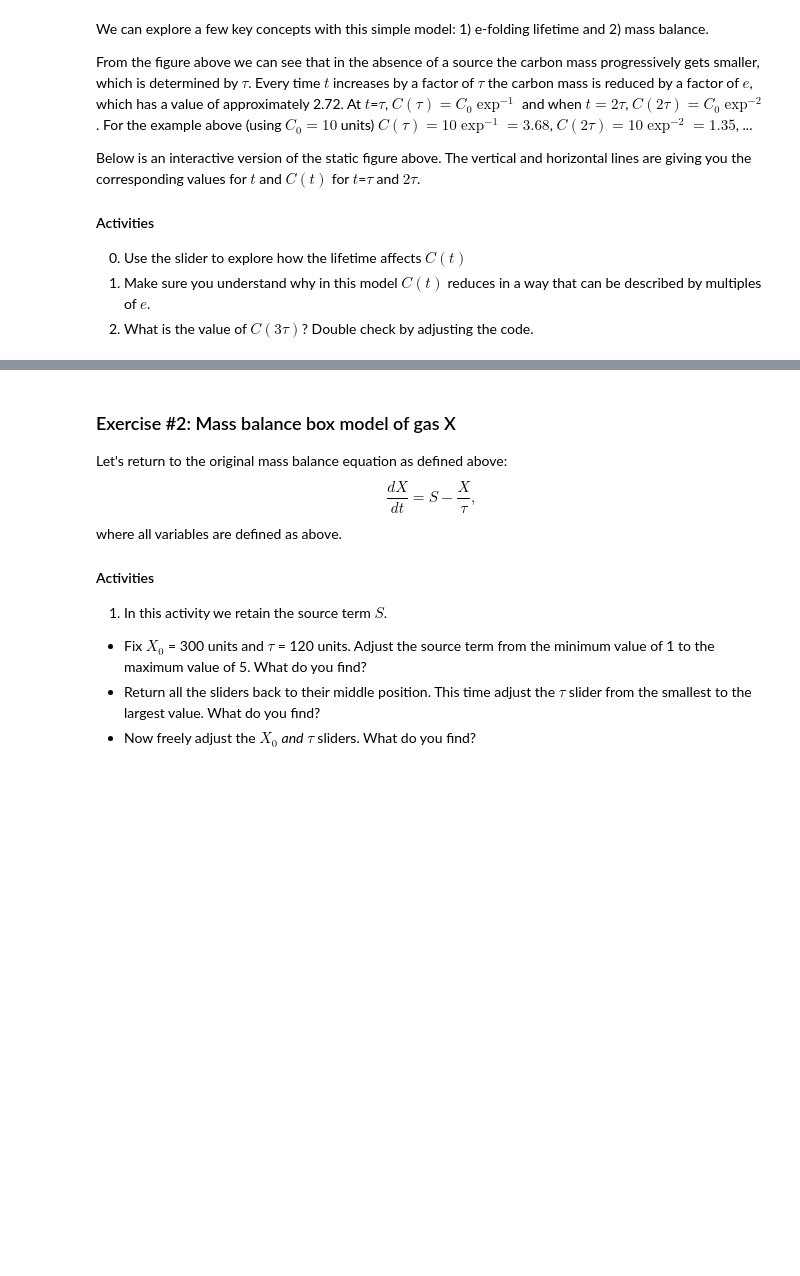
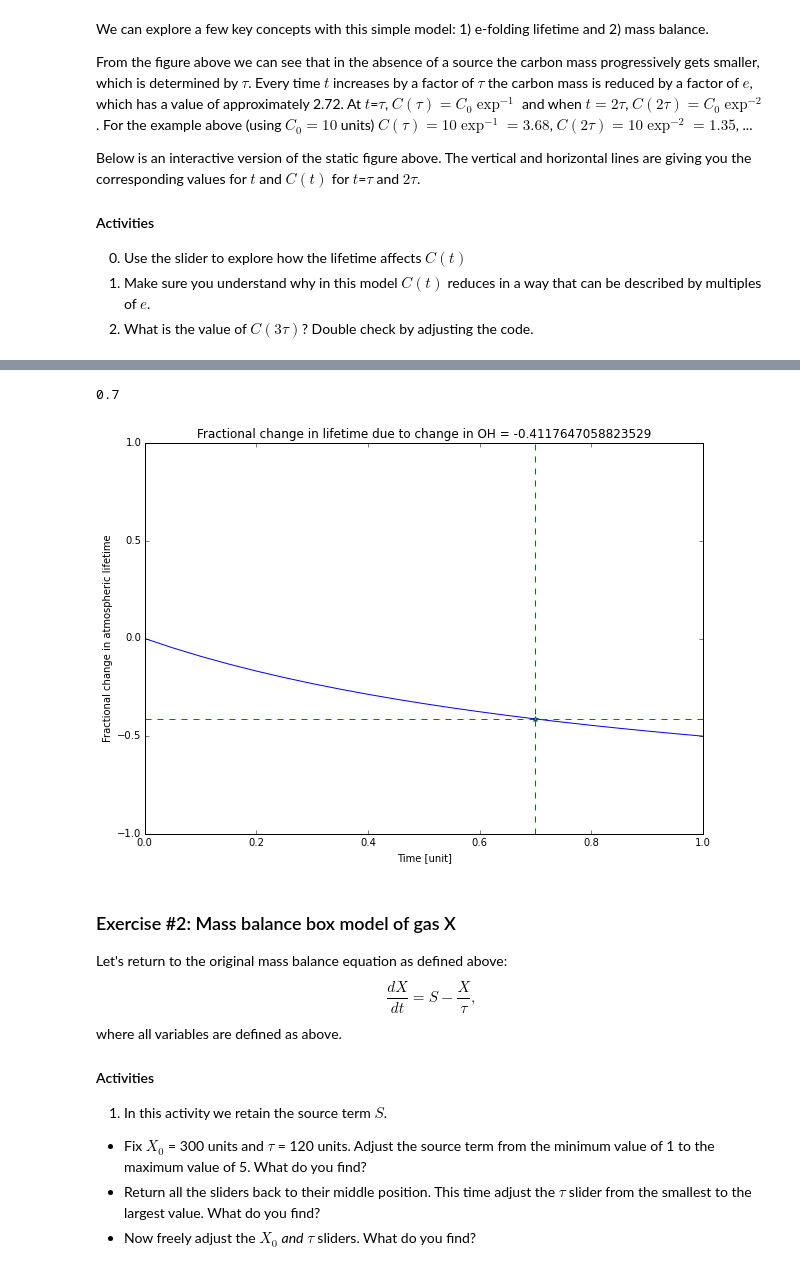
Before and after one commit to FeiYao-Edinburgh/eac, a Jupyter notebook: lab1.ipynb, the cells around one changed output, grey strips where cells are left out. Drawn from its saved outputs; the diff is of its cells as text; code cells hidden in the pictures; blank space fills up the shorter version.

```diff
--- a/lab1.ipynb
+++ b/lab1.ipynb
@@ -117,3 +126,39 @@ C(t) at two e-folding lifetimes:  1.35
+# %%
+%matplotlib inline
+from ipywidgets import widgets, interact, interactive
+from IPython.display import clear_output, display, HTML
+
+import numpy as np
+import pylab as plt
+import math
+
+def deltaPClifetime(deltaohIN):
+
+    deltatau = []
+    deltaoh = np.arange(0.0,1.1,0.05)
+    for ii in np.arange(len(deltaoh)): deltatau.append(-deltaoh[ii]/(1+deltaoh[ii]))
+
+    plt.figure(figsize=(10,7))
+    plt.plot(deltaoh,deltatau)
+
+    deltatauOUT = -deltaohIN/(1+deltaohIN)
+
+    print(deltaohIN)
+
+    plt.plot([deltaohIN,deltaohIN],[-1,1.0],'--')
+    plt.plot([0,1.1],[deltatauOUT,deltatauOUT],'--')
+    plt.plot([deltaohIN],[deltatauOUT],'*')
+    plt.xlim([0,1.0])
+
+    plt.xlabel('Time [unit]')
+    plt.ylabel('Fractional change in atmospheric lifetime')
+    plt.title('Fractional change in lifetime due to change in OH = '+str(deltatauOUT))
+
+
+interactive(deltaPClifetime,deltaohIN=(0.1,1.0,0.1))
+# %% [output]
+0.7
+[figure, added]
 # %% [markdown]
 ### Exercise #2: Mass balance box model of gas X
 
```
Also changed, not shown: parts of 3 cells of this notebook, 2 other files.
